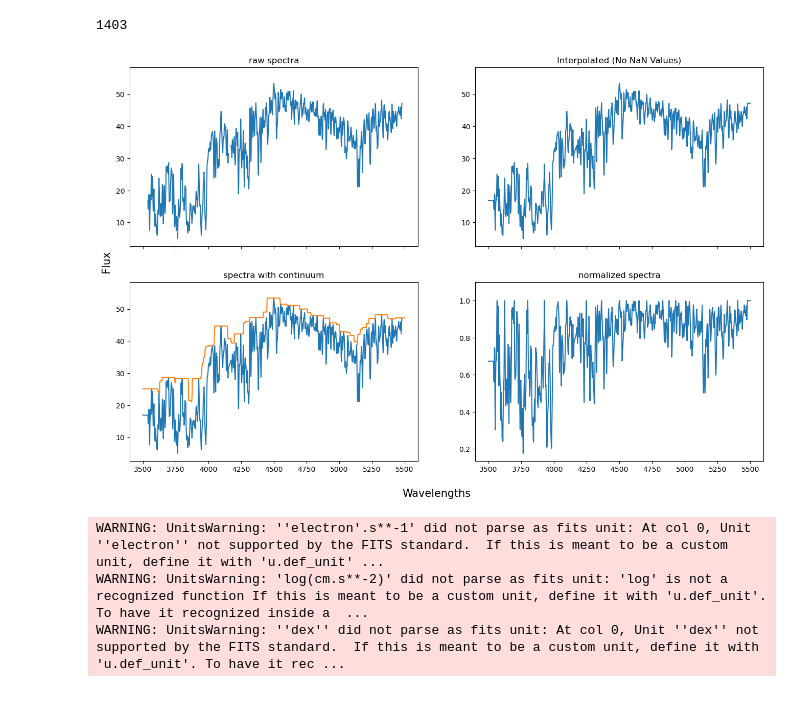
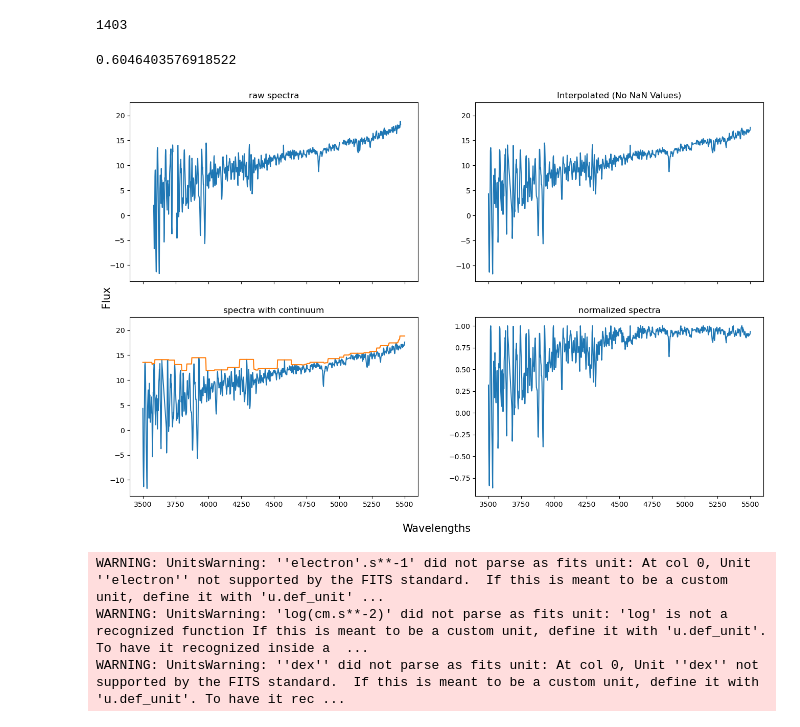
Before and after one commit to Galactic-Archaeology-Lab/het_cannon_projects, a Jupyter notebook: nachiket/continuum_detection_exp.ipynb, the cells around one changed output. Cells and saved outputs as stored; diff of their text form; code cells hidden in the pictures.

```diff
--- a/nachiket/continuum_detection_exp.ipynb
+++ b/nachiket/continuum_detection_exp.ipynb
@@ -32,3 +35,7 @@ len(quality_spec)
+# %%
+np.nanmedian(cut_var.flatten())
+# %% [output]
+0.6046403576918522
 # %%
 #Sampling the spectra
 import time
@@ -156,33 +193,33 @@ for resampled_flux in tqdm(sampled_spectras):
 # %%
 #Plotting graphs
-idx = 0 #change this to the idx of the spectra you want to see
+idx = 7 #change this to the idx of the spectra you want to see
 continuum = continuums[idx]
 normalized = normalized_spectra[idx]
 resampled_flux = sampled_spectras[idx]
 
 fig, ((ax1,ax2),(ax3,ax4)) = plt.subplots(2, 2, figsize=(16, 10),sharex=True)
 
 ax1.plot(np.linspace(3500,5500,1036),quality_spec["spec"][idx])
 ax1.set_ylim(top=max(resampled_flux)+5)
 ax1.set_title("raw spectra")
 
 ax2.plot(np.linspace(3500,5500,len(resampled_flux)),resampled_flux)
 ax2.set_ylim(top=max(resampled_flux)+5)
 ax2.set_title("Interpolated (No NaN Values)")
 
 ax3.plot(np.linspace(3500,5500,len(resampled_flux)),resampled_flux)
 ax3.plot(np.linspace(3500,5500,len(continuum)),continuum)
 ax3.set_ylim(top=max(resampled_flux)+5)
 ax3.set_title("spectra with continuum")
 
 ax4.plot(np.linspace(3500,5500,len(normalized)),normalized)
 ax4.set_ylim(top=max(normalized)+0.1)
 ax4.set_title("normalized spectra")
 fig.text(0.5, 0.04, 'Wavelengths', ha='center',size=15)
 fig.text(0.09, 0.5, 'Flux', va='center', rotation='vertical',size=15)
 plt.show()
 # %% [output]
-[figure, old version]
+[figure, new version]
 # %%
 #Appending the new data to the old fits file data
 quality_spec.add_column(normalized_spectra,name="spec_norm")
```
Also changed, not shown: parts of 7 cells of this notebook, 2 other files.
